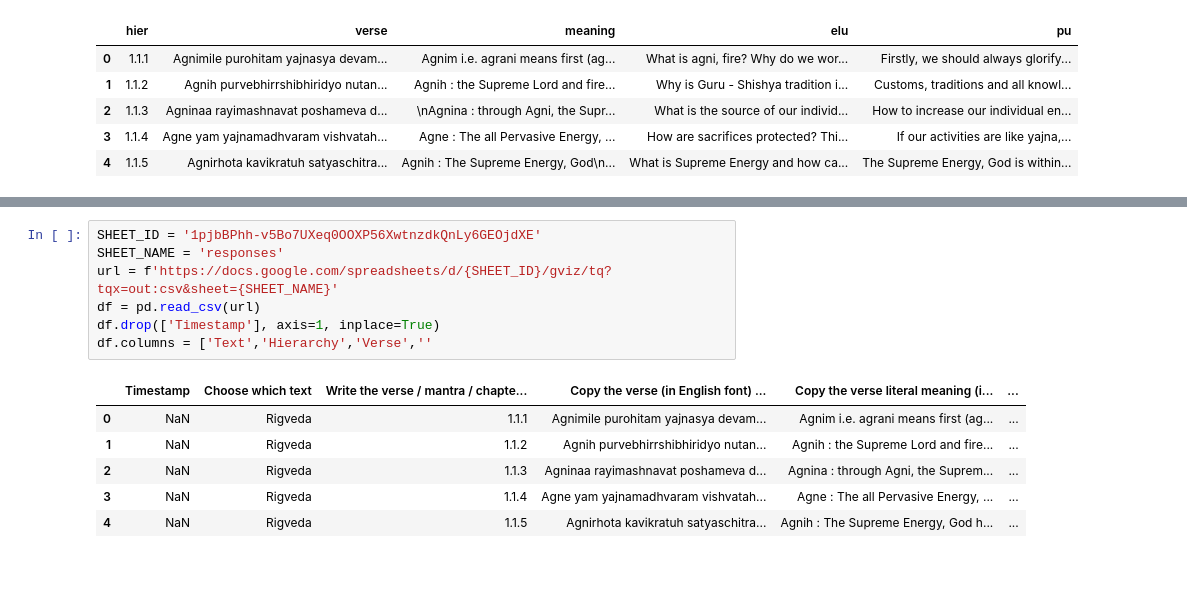
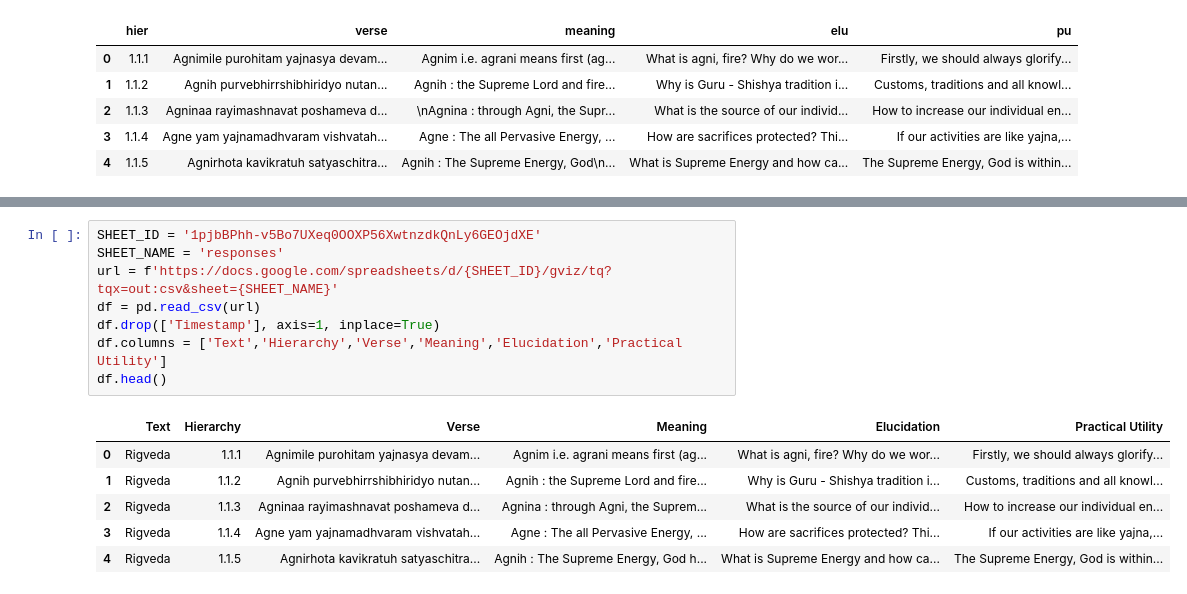
Before and after one commit to taarakshah/vedas, a Jupyter notebook: vedas_processing.ipynb, the cells around one changed output, grey strips where cells are left out. Saved outputs shown, nothing was run; the diff lists cells and outputs as text.

Commit message:
Google sheets integration

```diff
--- a/vedas_processing.ipynb
+++ b/vedas_processing.ipynb
@@ -199,17 +199,18 @@ vdf3_1
 | 37 |  | Asya pitvaa : After consuming these | shatakrato : performer of innumer... | ghano : clouds | vritraanaam abhavah : become the ... | Praavo : protect | vaajeshu : in this war of life | vaajinam : the protectors, warriors |  |  | None | ... |
 | 38 |  | Tam tvaa : To You (the Shatakrato) | vaajeshu : in this war of life | vaajinam : the Supreme Protector,... | vaajyaamah : we try to know and r... | shatakrato : the performer of inn... | Dhanaanaam : for splendid wealth | indra : O! God | saataye : we worship and glorify ... |  |  | ... |
 | 39 |  | Yo : Who | raayah : splendid wealth - materi... | avanih : produces and provides | mahaanta : is liable to be worshi... | supaarah : He facilitates all tas... | sunvatah : those doing similar we... | sakhaa : friend of | Tasmaa : that | indraaya : Supreme Power is | gaayata : to be sung in praise. | ... |
-# %%
-SHEET_ID = '1pjbBPhh-v5Bo7UXeq0OOXP56XwtnzdkQnLy6GEOjdXE'
-SHEET_NAME = 'responses'
-url = f'https://docs.google.com/spreadsheets/d/{SHEET_ID}/gviz/tq?tqx=out:csv&sheet={SHEET_NAME}'
-df = pd.read_csv(url)
-df.drop(['Timestamp'], axis=1, inplace=True)
-df.columns = ['Text','Hierarchy','Verse',''
-# %% [output]
-|  | Timestamp | Choose which text | Write the verse / mantra / chapte... | Copy the verse (in English font) ... | Copy the verse literal meaning (i... | ... |
-| 0 | NaN | Rigveda | 1.1.1 | Agnimile purohitam yajnasya devam... | Agnim i.e. agrani means first (ag... | ... |
-| 1 | NaN | Rigveda | 1.1.2 | Agnih purvebhirrshibhiridyo nutan... | Agnih : the Supreme Lord and fire... | ... |
-| 2 | NaN | Rigveda | 1.1.3 | Agninaa rayimashnavat poshameva d... | Agnina : through Agni, the Suprem... | ... |
-| 3 | NaN | Rigveda | 1.1.4 | Agne yam yajnamadhvaram vishvatah... | Agne : The all Pervasive Energy, ... | ... |
-| 4 | NaN | Rigveda | 1.1.5 | Agnirhota kavikratuh satyaschitra... | Agnih : The Supreme Energy, God h... | ... |
+# %%
+SHEET_ID = '1pjbBPhh-v5Bo7UXeq0OOXP56XwtnzdkQnLy6GEOjdXE'
+SHEET_NAME = 'responses'
+url = f'https://docs.google.com/spreadsheets/d/{SHEET_ID}/gviz/tq?tqx=out:csv&sheet={SHEET_NAME}'
+df = pd.read_csv(url)
+df.drop(['Timestamp'], axis=1, inplace=True)
+df.columns = ['Text','Hierarchy','Verse','Meaning','Elucidation','Practical Utility']
+df.head()
+# %% [output]
+|  | Text | Hierarchy | Verse | Meaning | Elucidation | Practical Utility |
+| 0 | Rigveda | 1.1.1 | Agnimile purohitam yajnasya devam... | Agnim i.e. agrani means first (ag... | What is agni, fire? Why do we wor... | Firstly, we should always glorify... |
+| 1 | Rigveda | 1.1.2 | Agnih purvebhirrshibhiridyo nutan... | Agnih : the Supreme Lord and fire... | Why is Guru - Shishya tradition i... | Customs, traditions and all knowl... |
+| 2 | Rigveda | 1.1.3 | Agninaa rayimashnavat poshameva d... | Agnina : through Agni, the Suprem... | What is the source of our individ... | How to increase our individual en... |
+| 3 | Rigveda | 1.1.4 | Agne yam yajnamadhvaram vishvatah... | Agne : The all Pervasive Energy, ... | How are sacrifices protected? Thi... | If our activities are like yajna,... |
+| 4 | Rigveda | 1.1.5 | Agnirhota kavikratuh satyaschitra... | Agnih : The Supreme Energy, God h... | What is Supreme Energy and how ca... | The Supreme Energy, God is within... |
```
Also changed, not shown: 1 other file.
